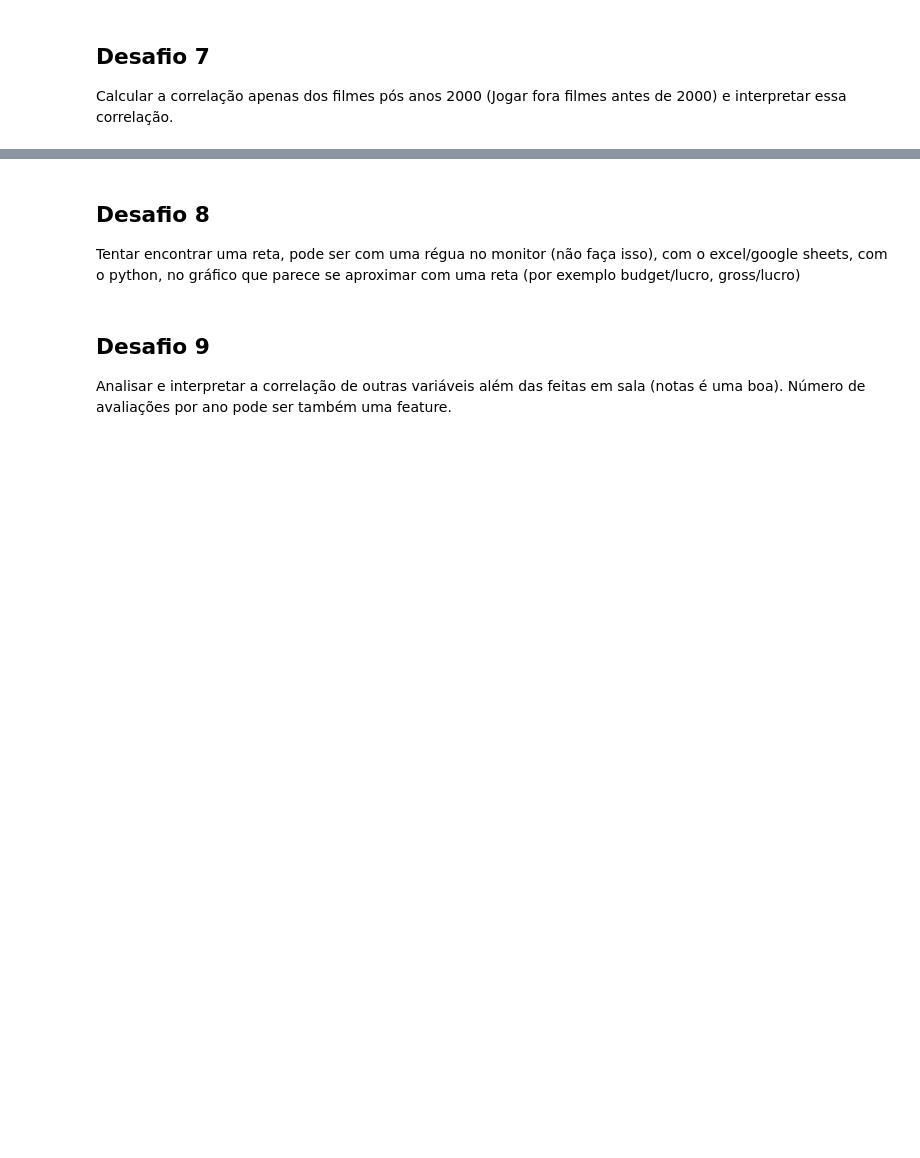
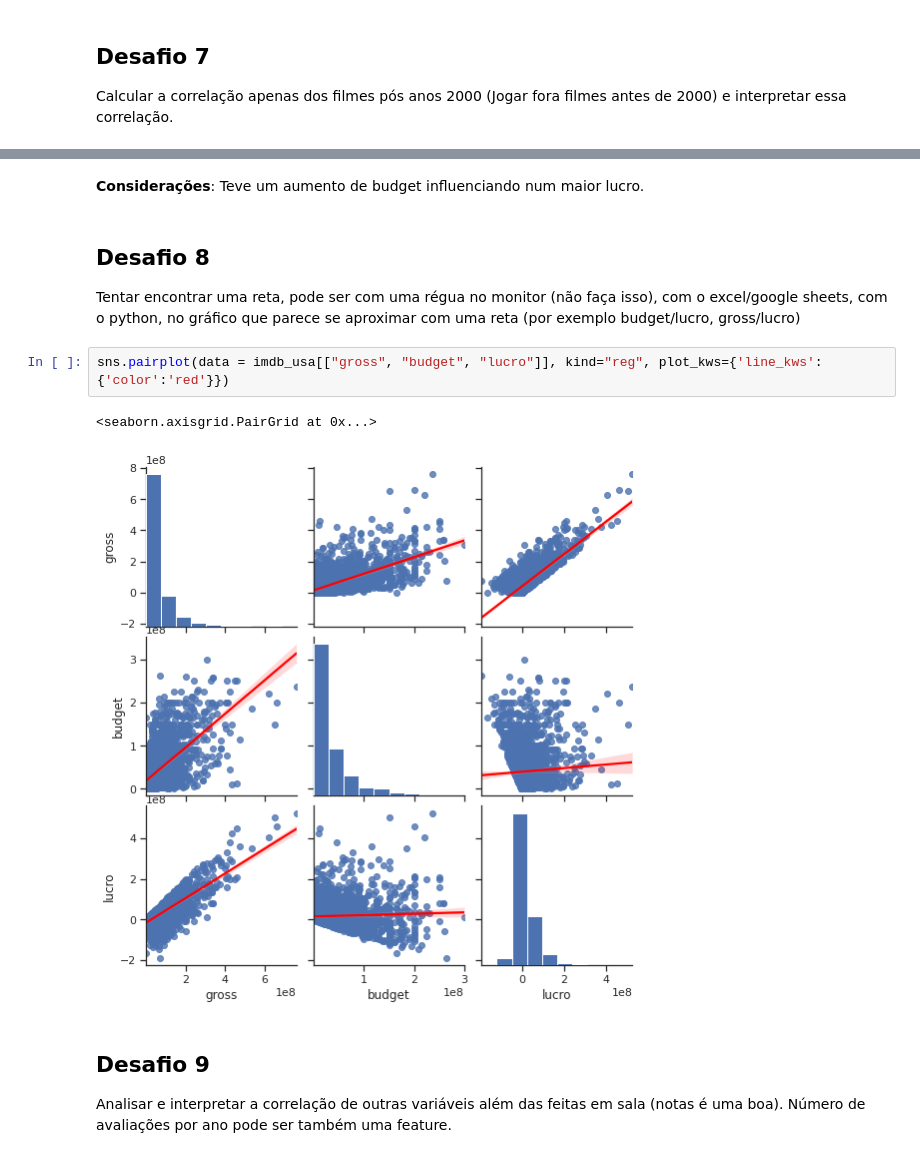
Before and after one commit to edsonajunior/Data-Science-study, a Jupyter notebook: QuarentenaDados_aula03.ipynb, the cells around one changed output, grey strips where cells are left out. Cells and saved outputs as stored; diff of their text form; blank space fills up the shorter version.

```diff
--- a/QuarentenaDados_aula03.ipynb
+++ b/QuarentenaDados_aula03.ipynb
@@ -300,7 +358,15 @@ Calcular a correlação apenas dos filmes pós anos 2000 (Jogar fora filmes ante
+# %% [markdown]
+**Considerações**:
+Teve um aumento de budget influenciando num maior lucro.
 # %% [markdown]
 ## Desafio 8
 
 Tentar encontrar uma reta, pode ser com uma régua no monitor (não faça isso), com o excel/google sheets, com o python, no gráfico que parece se aproximar com uma reta (por exemplo budget/lucro, gross/lucro)
+# %%
+sns.pairplot(data = imdb_usa[["gross", "budget", "lucro"]], kind="reg", plot_kws={'line_kws':{'color':'red'}})
+# %% [output]
+<seaborn.axisgrid.PairGrid at 0x...>
+[figure, added]
 # %% [markdown]
 ## Desafio 9
 Analisar e interpretar a correlação de outras variáveis além das feitas em sala (notas é uma boa). Número de avaliações por ano pode ser também uma feature.
```
Also changed, not shown: parts of 9 cells of this notebook.
